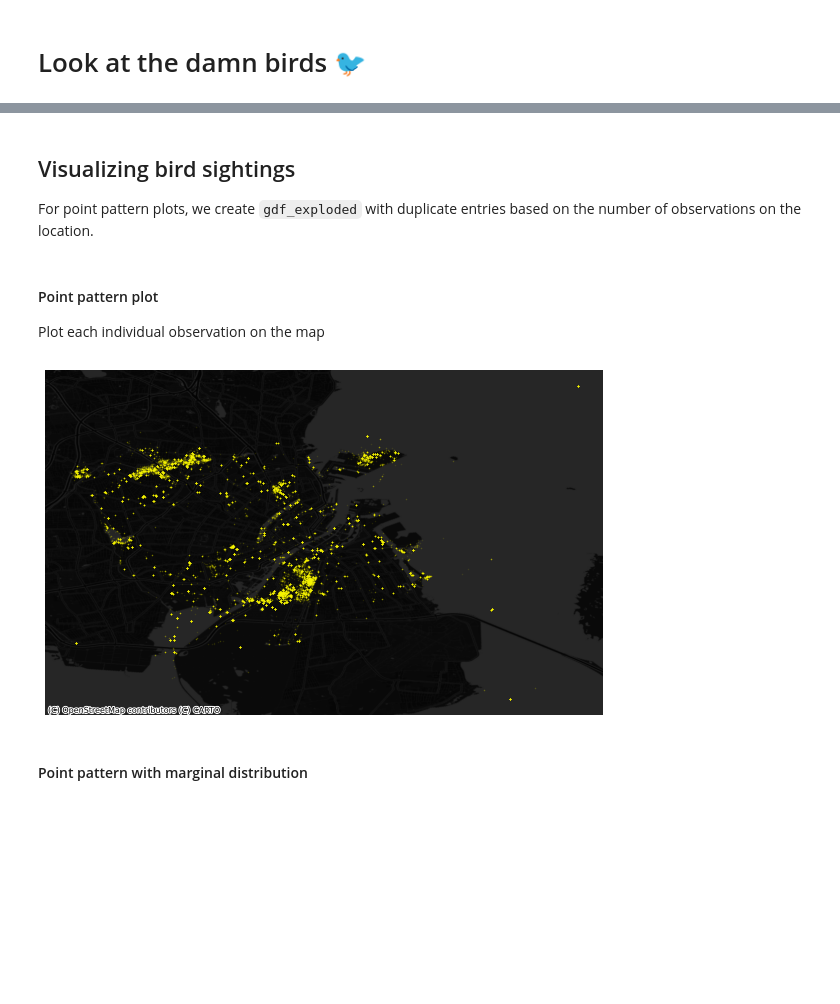
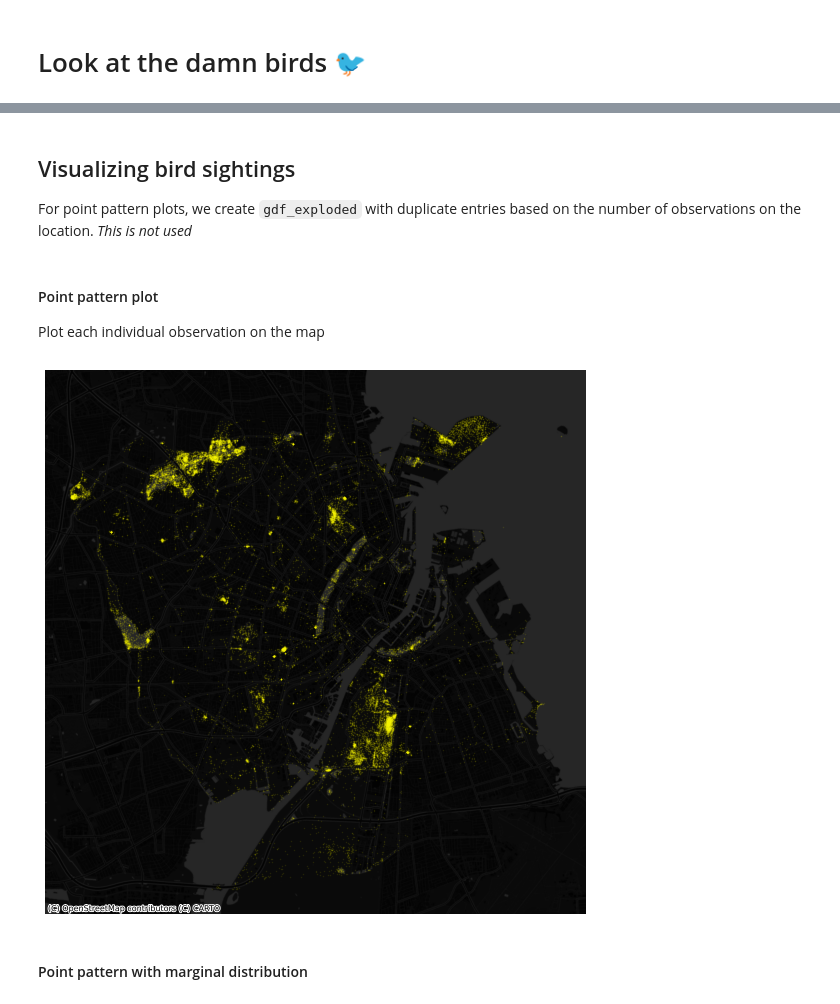
Before and after one commit to Marcus-Friis/geospatial-exam, a Jupyter notebook: notebooks/birds.ipynb, the cells around one changed output, grey strips where cells are left out. Saved outputs shown, nothing was run; the diff lists cells and outputs as text; code cells hidden in the pictures; blank space fills up the shorter version.

Commit message:
updated bird analysis

```diff
--- a/notebooks/birds.ipynb
+++ b/notebooks/birds.ipynb
@@ -26,6 +30,3 @@ birds.head()
 gdf = gpd.GeoDataFrame(
     birds, geometry=gpd.points_from_xy(birds.obs_laengdegrad, birds.obs_breddegrad), crs="EPSG:4326"
 )
-# %%
-# remove observations without exact coordinates
-gdf = gdf[~gdf.geometry.is_empty]
@@ -32,6 +35,23 @@ gdf = gdf[~gdf.geometry.is_empty]
+# %%
+# project to EPSG:25832
+gdf = gdf.to_crs('EPSG:25832')
+# %%
+# remove observations outside of Copenhagen
+
+# load shape of Copenhagen
+geocodes = ['Københavns Kommune', 'Frederiksberg Kommune']
+cph = ox.geocode_to_gdf(geocodes)
+cph = cph.to_crs('EPSG:25832')
+cph_poly = cph.dissolve().geometry.iloc[0]
+
+# find intersecting bird observations
+gdf['intersection_geometry'] = gdf.geometry.intersection(cph_poly)
+# %%
+# remove observations without exact coordinates
+gdf = gdf[~gdf.intersection_geometry.is_empty]
 # %% [markdown]
 ## Visualizing bird sightings
-For point pattern plots, we create `gdf_exploded` with duplicate entries based on the number of observations on the location.
+For point pattern plots, we create `gdf_exploded` with duplicate entries based on the number of observations on the location. *This is not used*
 # %%
 gdf_exploded = gdf.loc[gdf.index.repeat(gdf.Antal)]
 # %% [markdown]
@@ -39,15 +59,16 @@ gdf_exploded = gdf.loc[gdf.index.repeat(gdf.Antal)]
 Plot each individual observation on the map
 # %%
 f, ax = plt.subplots(figsize=(10,10))
-gdf_exploded.plot(
+gdf.plot(
     markersize=0.25,
     c="xkcd:bright yellow",
     alpha=0.1,
     ax=ax)
+# cph.plot(ax=ax, column='name', alpha=.2)
 cx.add_basemap(source=cx.providers.CartoDB.DarkMatterNoLabels, crs=gdf.crs, ax=ax)
 ax.set_axis_off()
 # %% [output]
-[figure, old version]
+[figure, new version]
 # %% [markdown]
 #### Point pattern with marginal distribution
 # %%
```
Also changed, not shown: parts of 25 cells of this notebook.
